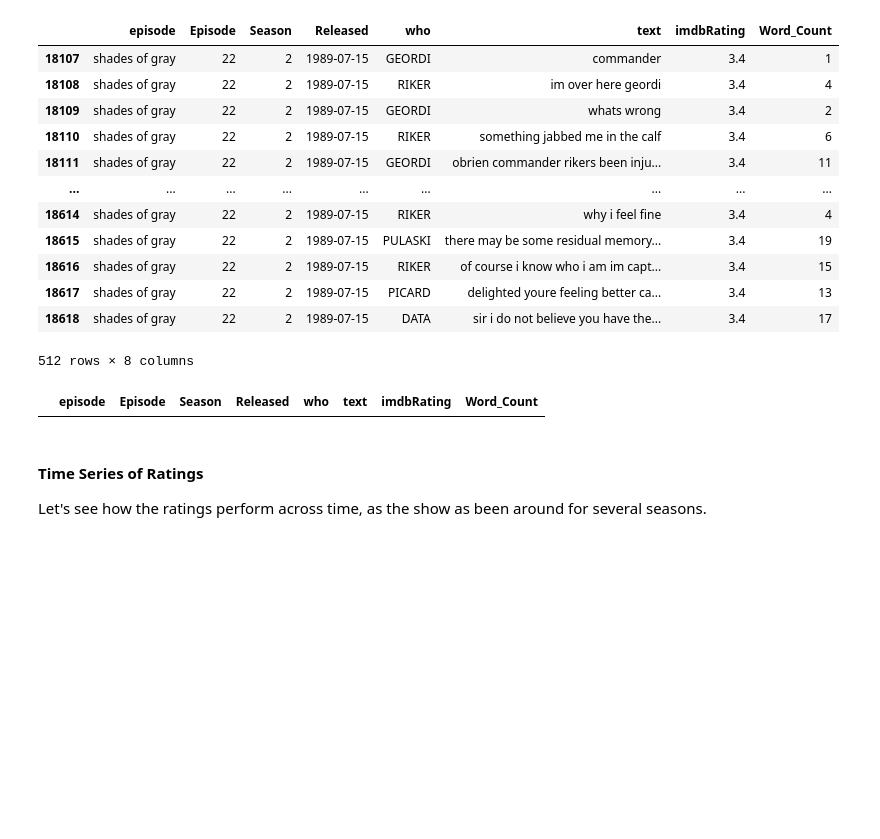
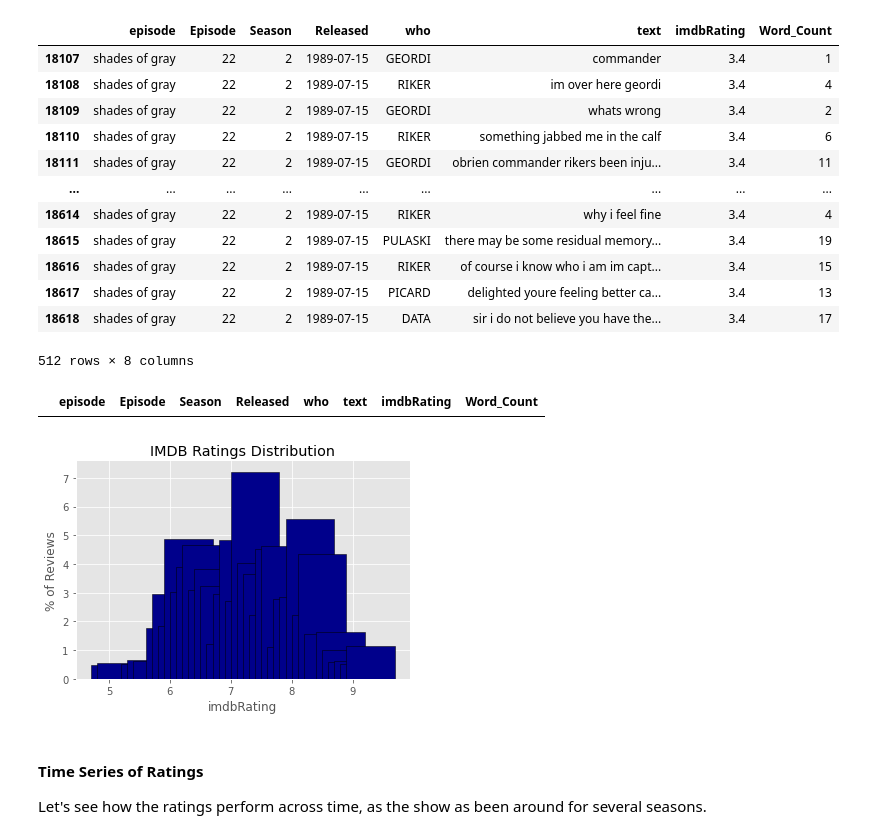
Before and after one commit to KatyaZeross/TrekPredict, a Jupyter notebook: Part1_StarTrek_CleaningEDA.ipynb, the cells around one changed output. Saved outputs shown, nothing was run; the diff lists cells and outputs as text; code cells hidden in the pictures; blank space fills up the shorter version.

Commit message:
updated distribution table

```diff
--- a/Part1_StarTrek_CleaningEDA.ipynb
+++ b/Part1_StarTrek_CleaningEDA.ipynb
@@ -695,6 +695,21 @@ StarTrek_df.drop(StarTrek_df.loc[18107:18618].index, inplace=True)
 StarTrek_df.loc[StarTrek_df['imdbRating'] < 4]
 # %% [output]
 |  | episode | Episode | Season | Released | who | text | imdbRating | Word_Count |
+# %%
+# looking at the distribution of the IMDB Ratings
+values, counts = np.unique(StarTrek_df['imdbRating'], return_counts=True)
+normalized_reviews = counts/counts.sum()
+
+plt.figure()
+plt.bar(values, normalized_reviews * 100, edgecolor='black', color='darkblue')
+plt.xlabel('imdbRating')
+plt.ylabel('% of Reviews')
+sns.despine()
+plt.title("IMDB Ratings Distribution")
+plt.savefig("IMDB Ratings Distribution")
+plt.show()
+# %% [output]
+[figure, added]
 # %% [markdown]
 #### Time Series of Ratings
 Let's see how the ratings perform across time, as the show as been around for several seasons.
```
Also changed, not shown: parts of 17 cells of this notebook, 2 other files.
